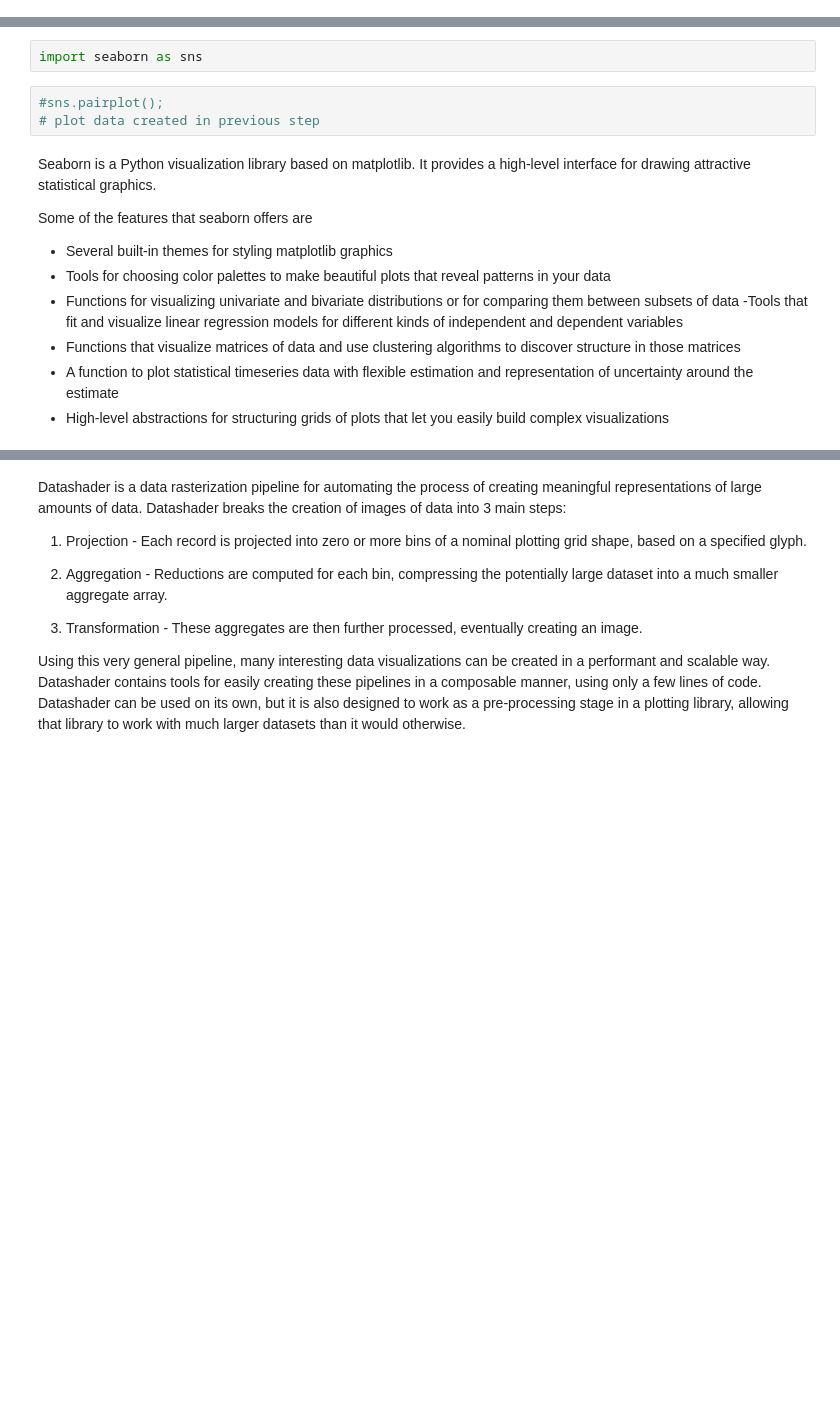
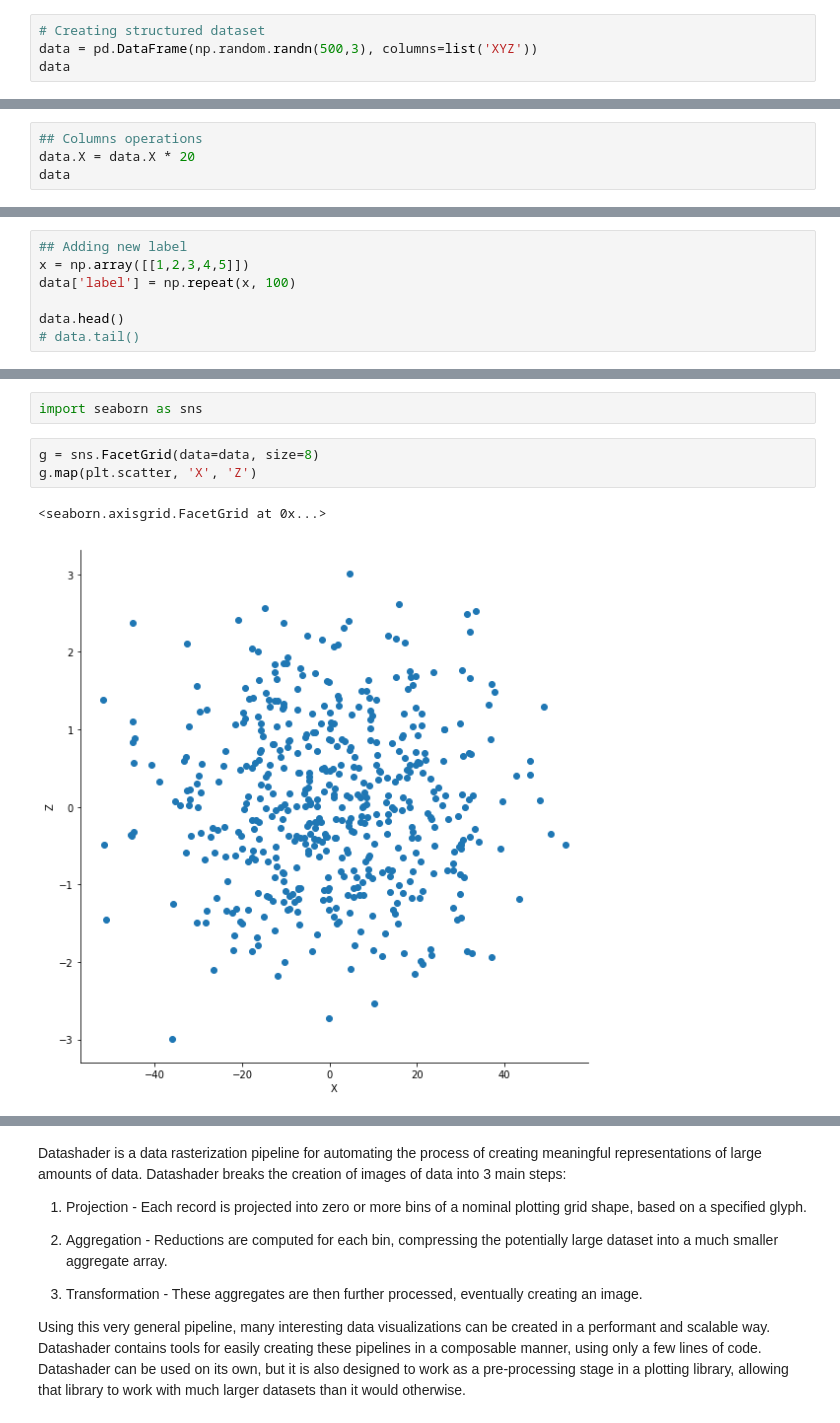
Before and after one commit to alTeska/data_visualization_talk, a Jupyter notebook: data_talk.ipynb, the cells around one changed output, grey strips where cells are left out. Saved outputs shown, nothing was run; the diff lists cells and outputs as text; blank space fills up the shorter version.

```diff
--- a/data_talk.ipynb
+++ b/data_talk.ipynb
@@ -67,0 +58,4 @@ def blues_reds(offset=0.5,pts=300):
+# %%
+# Creating structured dataset
+data = pd.DataFrame(np.random.randn(500,3), columns=list('XYZ'))
+data
@@ -67,0 +81,4 @@ def blues_reds(offset=0.5,pts=300):
+# %%
+## Columns operations
+data.X = data.X * 20
+data
@@ -67,0 +104,7 @@ def blues_reds(offset=0.5,pts=300):
+# %%
+## Adding new label
+x = np.array([[1,2,3,4,5]])
+data['label'] = np.repeat(x, 100)
+
+data.head()
+# data.tail()
@@ -71,17 +130,8 @@ def blues_reds(offset=0.5,pts=300):
 # %%
 import seaborn as sns
-# %%
-#sns.pairplot();
-# plot data created in previous step
-# %% [markdown]
-Seaborn is a Python visualization library based on matplotlib. It provides a high-level interface for drawing attractive statistical graphics.
-
-Some of the features that seaborn offers are
-
-- Several built-in themes for styling matplotlib graphics
-- Tools for choosing color palettes to make beautiful plots that reveal patterns in your data
-- Functions for visualizing univariate and bivariate distributions or for comparing them between subsets of data
--Tools that fit and visualize linear regression models for different kinds of independent and dependent variables
-- Functions that visualize matrices of data and use clustering algorithms to discover structure in those matrices
-- A function to plot statistical timeseries data with flexible estimation and representation of uncertainty around the estimate
-- High-level abstractions for structuring grids of plots that let you easily build complex visualizations
+# %%
+g = sns.FacetGrid(data=data, size=8)
+g.map(plt.scatter, 'X', 'Z')
+# %% [output]
+<seaborn.axisgrid.FacetGrid at 0x...>
+[figure, added]
```
Also changed, not shown: parts of 70 cells of this notebook, 5 other files.
